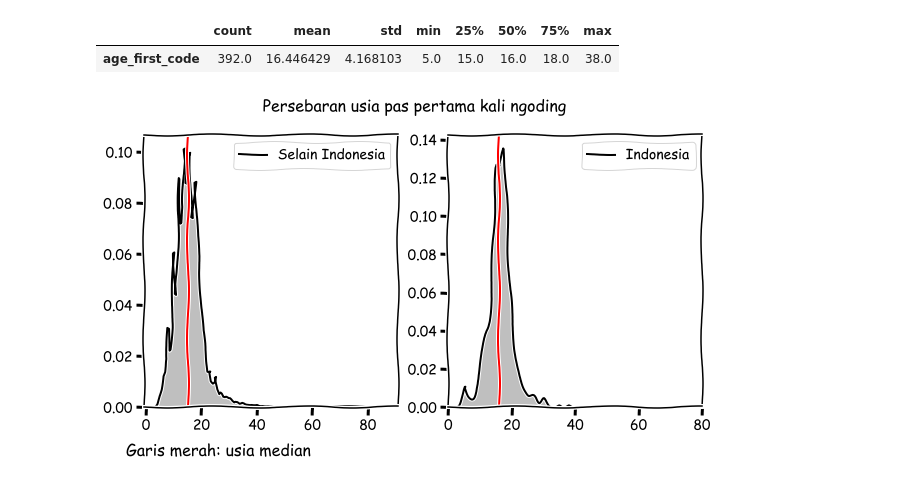
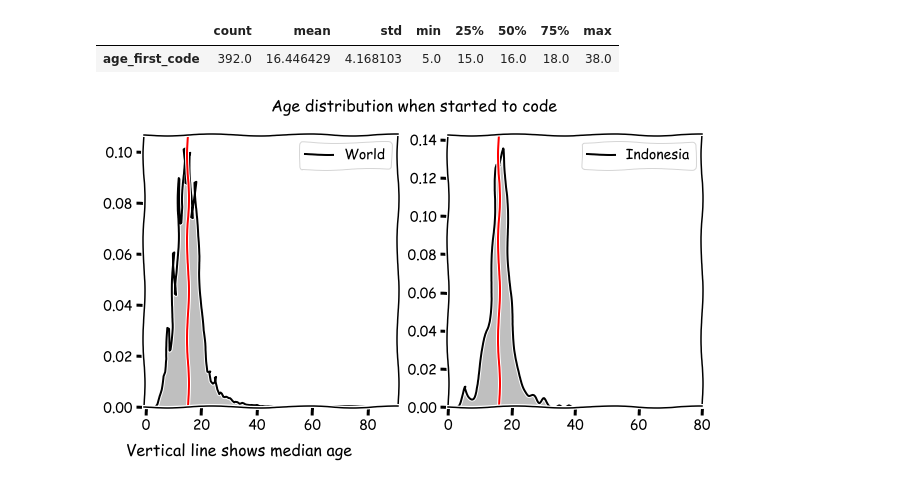
Before and after one commit to ledwindra/stackoverflow-survey, a Jupyter notebook: index.ipynb, the cells around one changed output. Saved outputs shown, nothing was run; the diff lists cells and outputs as text; code cells hidden in the pictures.

```diff
--- a/index.ipynb
+++ b/index.ipynb
@@ -39,12 +45,14 @@ data.age_first_code(indonesia).describe().to_frame().transpose()
 # %%
 age_world = data.age_first_code(world)
 age_indonesia = data.age_first_code(indonesia)
 viz.visualize_age(
     age_world=age_world,
     age_indonesia=age_indonesia,
-    label_world='Selain Indonesia',
+    label_world='World',
     label_indonesia='Indonesia',
+    suptitle='Age distribution when started to code',
+    caption='Vertical line shows median age'
 
 )
 # %% [output]
-[figure, old version]
+[figure, new version]
```
Also changed, not shown: parts of 8 cells of this notebook, 1 other file.
